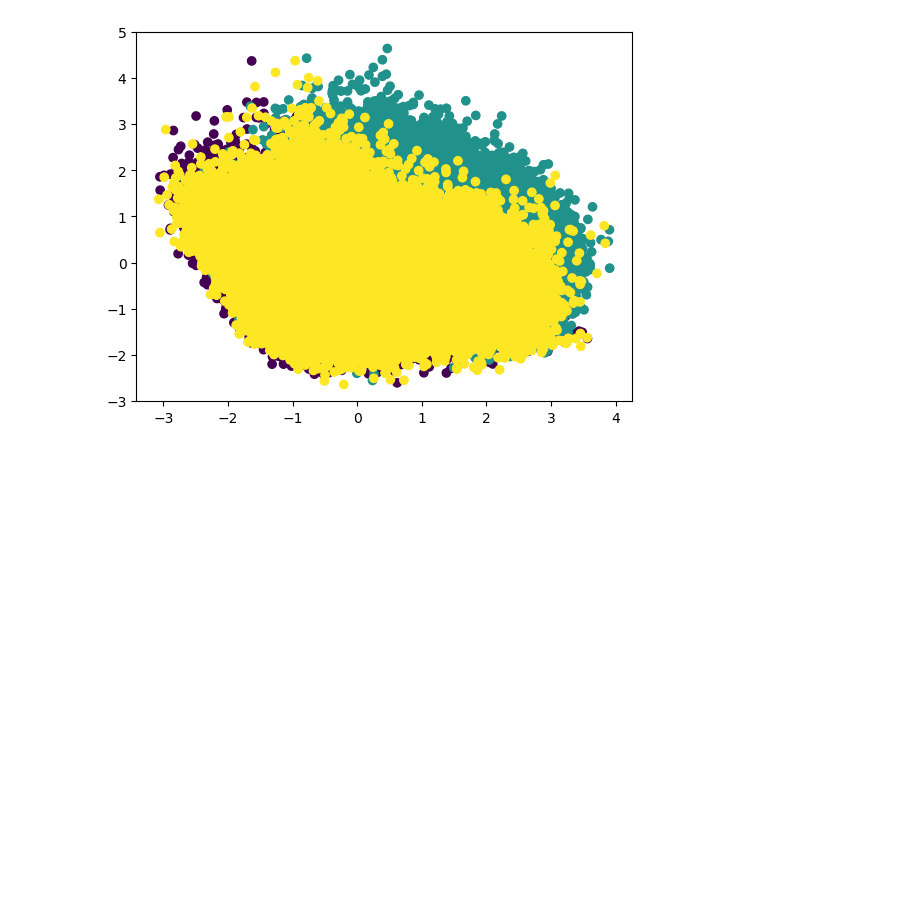
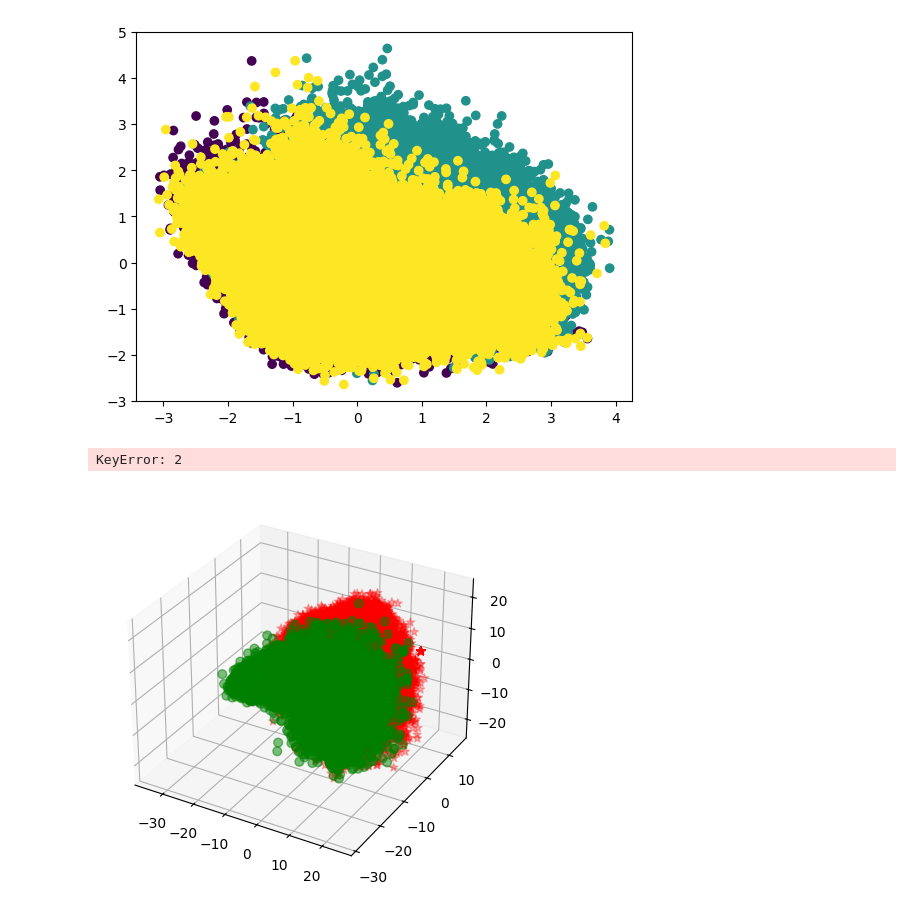
Before and after one commit to cuongpham24/ml_project, a Jupyter notebook: notebooks/eda/data_visualization.ipynb, the cells around one changed output. Saved outputs shown, nothing was run; the diff lists cells and outputs as text; code cells hidden in the pictures; blank space fills up the shorter version.

```diff
--- a/notebooks/eda/data_visualization.ipynb
+++ b/notebooks/eda/data_visualization.ipynb
@@ -54,0 +55,57 @@ plt.scatter(title_2D[:, 0], title_2D[:, 1], c=title_label)
+# %%
+import numpy as np
+import pandas as pd
+import matplotlib.pyplot as plt
+
+from mpl_toolkits.mplot3d import Axes3D
+from sklearn.datasets import load_breast_cancer
+from sklearn.decomposition import PCA
+from sklearn import datasets
+from sklearn.preprocessing import StandardScaler
+# %matplotlib notebook
+
+data = load_breast_cancer()
+X = feature_bert_vec
+y = feature_label
+sc = StandardScaler()
+
+scaler = StandardScaler()
+scaler.fit(X)
+X_scaled = scaler.transform(X)
+
+pca = PCA(n_components=3)
+pca.fit(X_scaled)
+X_pca = pca.transform(X_scaled)
+
+ex_variance=np.var(X_pca,axis=0)
+ex_variance_ratio = ex_variance/np.sum(ex_variance)
+ex_variance_ratio
+
+
+Xax = X_pca[:,0]
+Yax = X_pca[:,1]
+Zax = X_pca[:,2]
+
+cdict = {0:'red',1:'green'}
+labl = {0:'Malignant',1:'Benign'}
+marker = {0:'*',1:'o'}
+alpha = {0:.3, 1:.5}
+
+fig = plt.figure(figsize=(7,5))
+ax = fig.add_subplot(111, projection='3d')
+
+fig.patch.set_facecolor('white')
+for l in np.unique(y):
+ ix=np.where(y==l)
+ ax.scatter(Xax[ix], Yax[ix], Zax[ix], c=cdict[l], s=40,
+           label=labl[l], marker=marker[l], alpha=alpha[l])
+# for loop ends
+ax.set_xlabel("First Principal Component", fontsize=14)
+ax.set_ylabel("Second Principal Component", fontsize=14)
+ax.set_zlabel("Third Principal Component", fontsize=14)
+
+ax.legend()
+plt.show()
+# %% [output]
+KeyError: 2
+[figure, added]
```
Also changed, not shown: parts of 2 cells of this notebook, 6 other files.
